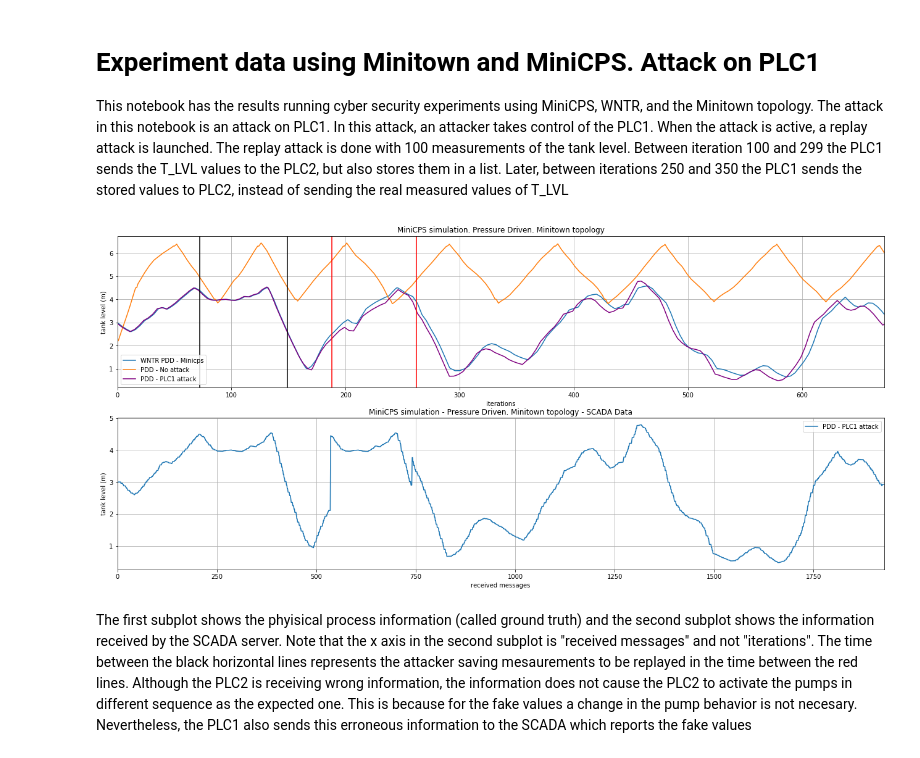
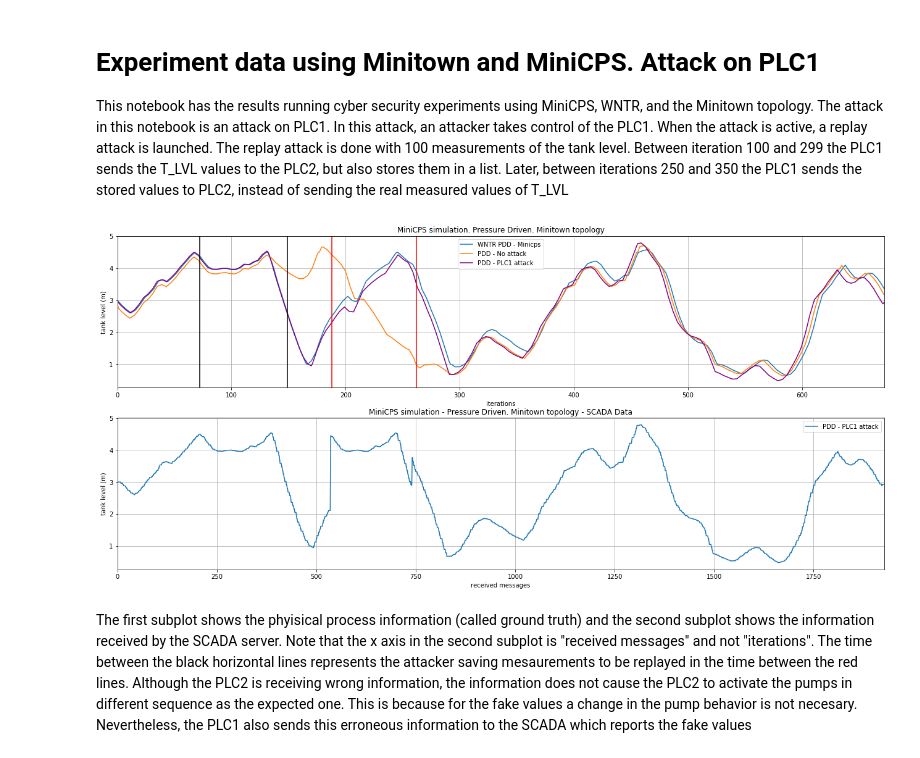
Before and after one commit to Critical-Infrastructure-Systems-Lab/DHALSIM, a Jupyter notebook: Jupyter_notebooks/pressure_driven_attack_experiments/minitown_experiments_attack_plc1.ipynb, the cells around one changed output. Saved outputs shown, nothing was run; the diff lists cells and outputs as text; code cells hidden in the pictures.

Commit message:
Starting the generalization of DHALSIM. Now the physical_process python script should be able to simulate any wntr topology
Former-commit-id: f6273acd30396c13b368d66322a489e84af69022

```diff
--- a/Jupyter_notebooks/pressure_driven_attack_experiments/minitown_experiments_attack_plc1.ipynb
+++ b/Jupyter_notebooks/pressure_driven_attack_experiments/minitown_experiments_attack_plc1.ipynb
@@ -8,38 +8,38 @@ import matplotlib.pyplot as plt
 # Baseline simulation using WNTR and no minicps (works)
 no_minicps_data_pdd = pd.read_csv('../no_minicps_pdd.csv')
 #no_attack = pd.read_csv('../../ICS_topologies/minitown_topology/pressure_driven_data/no_attack/physical_process.csv')
-no_attack = pd.read_csv('../../ICS_topologies/minitown_topology/output_api/output/physical_process.csv')
+no_attack = pd.read_csv('../../ICS_topologies/minitown_topology/output/physical_process.csv')
 attack_plc1 = pd.read_csv('../../ICS_topologies/minitown_topology/pressure_driven_data/attack_plc1/physical_results.csv')
 
 scada_no_attack = pd.read_csv('../../ICS_topologies/minitown_topology/pressure_driven_data/no_attack/scada_saved_tank_levels_received.csv')
 scada_attack_plc1 = pd.read_csv('../../ICS_topologies/minitown_topology/pressure_driven_data/attack_plc1/scada_saved_tank_levels_received.csv')
 
 dd = plt.subplot(2,1,1)
 no_minicps_data_pdd["TANK_LEVEL"].plot(label='WNTR PDD - Minicps', ax=dd)
 no_attack["TANK_LEVEL"].plot(label='PDD - No attack', ax=dd)
 attack_plc1["TANK_LEVEL"].plot(label='PDD - PLC1 attack', ax=dd, color="purple")
 
 plt.axvline(x=72, color="black")
 plt.axvline(x=149, color="black")
 plt.axvline(x=188, color="red")
 plt.axvline(x=262, color="red")
 plt.title("MiniCPS simulation. Pressure Driven. Minitown topology")
 plt.xlabel('iterations')
 plt.ylabel('tank level (m)')
 plt.legend()
 plt.subplots_adjust(top=2.00, right=3.00)
 plt.grid(True)
 
 dd = plt.subplot(2,1,2)
 scada_attack_plc1["TANK_LEVEL"].plot(label='PDD - PLC1 attack', ax=dd)
 plt.title("MiniCPS simulation - Pressure Driven. Minitown topology - SCADA Data")
 plt.xlabel('received messages')
 plt.ylabel('tank level (m)')
 plt.legend()
 plt.subplots_adjust(top=2.00, right=3.00)
 plt.grid(True)
 # %% [output]
-[figure, old version]
+[figure, new version]
 # %% [markdown]
 The first subplot shows the phyisical process information (called ground truth) and the second subplot shows the information received by the SCADA server. Note that the x axis in the second subplot is "received messages" and not "iterations". The time between the black horizontal lines represents the attacker saving mesaurements to be replayed in the time between the red lines. Although the PLC2 is receiving wrong information, the information does not cause the PLC2 to activate the pumps in different sequence as the expected one. This is because for the fake values a change in the pump behavior is not necesary. Nevertheless, the PLC1 also sends this erroneous information to the SCADA which reports the fake values
 # %%
```
Also changed, not shown: 29 other files.
